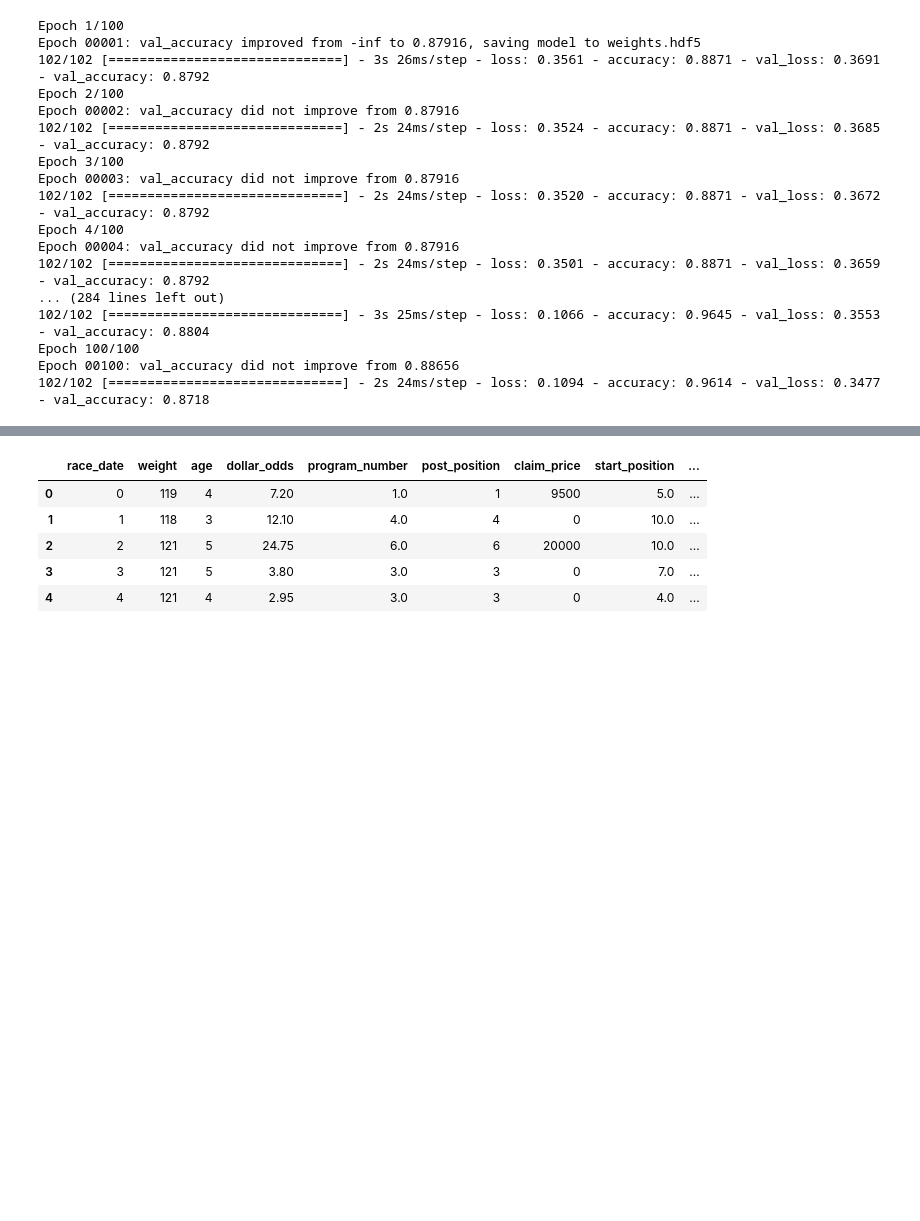
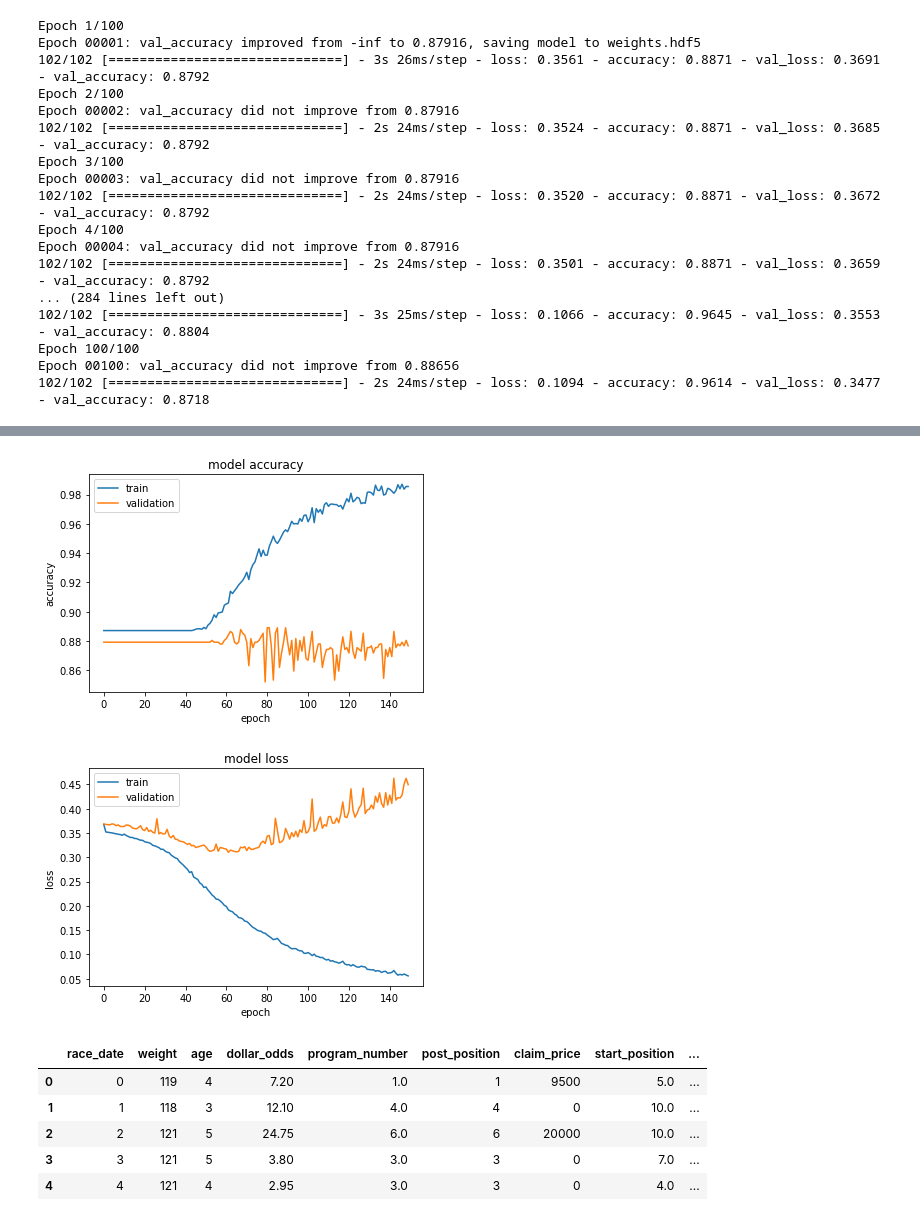
Before and after one commit to AI-at-GBC/Woodbine-Racetrack, a Jupyter notebook: Woodbine_project.ipynb, the cells around one changed output, grey strips where cells are left out. Saved outputs shown, nothing was run; the diff lists cells and outputs as text; code cells hidden in the pictures; blank space fills up the shorter version.

```diff
--- a/Woodbine_project.ipynb
+++ b/Woodbine_project.ipynb
@@ -764,3 +902,26 @@ Epoch 00100: val_accuracy did not improve from 0.88656
+# %%
+plt.subplots() # open a new plot
+plt.plot(history.history['accuracy'])
+plt.plot(history.history['val_accuracy'])
+plt.title('model accuracy')
+plt.ylabel('accuracy')
+plt.xlabel('epoch')
+plt.legend(['train', 'validation'])
+plt.show()
+
+plt.subplots() # open a new plot
+plt.plot(history.history['loss'])
+plt.plot(history.history['val_loss'])
+plt.title('model loss')
+plt.ylabel('loss')
+plt.xlabel('epoch')
+plt.legend(['train', 'validation'])
+plt.show()
+
+#As we can see, increase the number of epochs to 150 produces in improvement in accuracy, without overfitting, which is really good.
+# %% [output]
+[figure, added]
+[figure, added]
 # %%
 ################## Regressor ###########################################
 # %%
```
Also changed, not shown: parts of 11 cells of this notebook.
